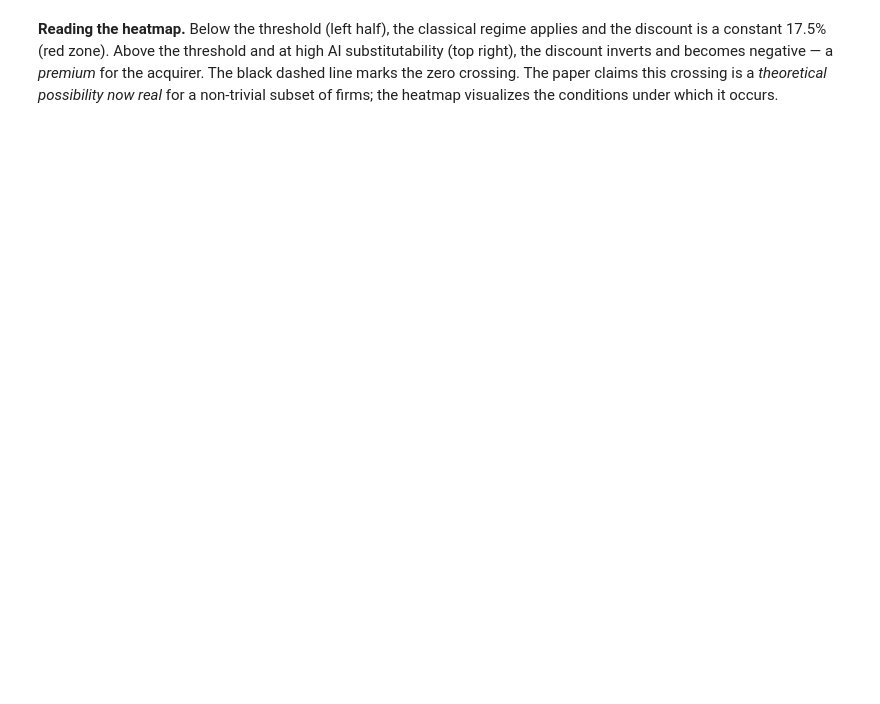
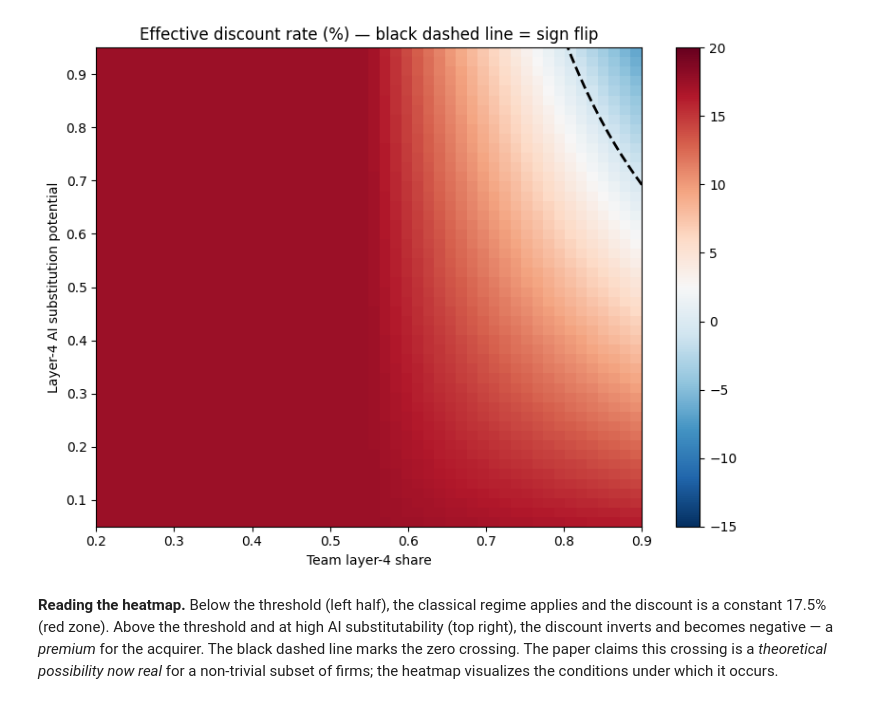
Before and after one commit to commoditizationstack/commoditization-stack, a Jupyter notebook: notebooks/03_key_person_inversion.ipynb, the cells around one changed output. Drawn from its saved outputs; the diff is of its cells as text; code cells hidden in the pictures; blank space fills up the shorter version.

```diff
--- a/notebooks/03_key_person_inversion.ipynb
+++ b/notebooks/03_key_person_inversion.ipynb
@@ -36,21 +46,23 @@ print(f'  Effective rate: {100 * comp_high["effective_discount_rate"]:.2f}% (neg
 # %%
 # 2D sweep: build a heatmap of effective discount rate
 shares = np.linspace(0.20, 0.90, 50)
 ai_potentials = np.linspace(0.05, 0.95, 50)
 Z = np.zeros((len(ai_potentials), len(shares)))
 for i, ai in enumerate(ai_potentials):
-    for j, l3 in enumerate(shares):
-        _, comp = damodaran_inverted_discount(ev, l3, ai)
+    for j, l4 in enumerate(shares):
+        _, comp = damodaran_inverted_discount(ev, l4, ai)
         Z[i, j] = comp['effective_discount_rate'] * 100
 
 fig, ax = plt.subplots(figsize=(8, 6))
 im = ax.imshow(Z, aspect='auto', origin='lower',
                extent=(shares.min(), shares.max(), ai_potentials.min(), ai_potentials.max()),
                cmap='RdBu_r', vmin=-15, vmax=20)
 ax.contour(shares, ai_potentials, Z, levels=[0], colors='black', linewidths=2, linestyles='--')
-ax.set_xlabel('Team layer-3 share'); ax.set_ylabel('Layer-3 AI substitution potential')
+ax.set_xlabel('Team layer-4 share'); ax.set_ylabel('Layer-4 AI substitution potential')
 ax.set_title('Effective discount rate (%) — black dashed line = sign flip')
 plt.colorbar(im, ax=ax)
 plt.tight_layout(); plt.show()
+# %% [output]
+[figure, added]
 # %% [markdown]
 **Reading the heatmap.** Below the threshold (left half), the classical regime applies and the discount is a constant 17.5% (red zone). Above the threshold and at high AI substitutability (top right), the discount inverts and becomes negative — a *premium* for the acquirer. The black dashed line marks the zero crossing. The paper claims this crossing is a *theoretical possibility now real* for a non-trivial subset of firms; the heatmap visualizes the conditions under which it occurs.
```
Also changed, not shown: parts of 2 cells of this notebook, 3 other files.
